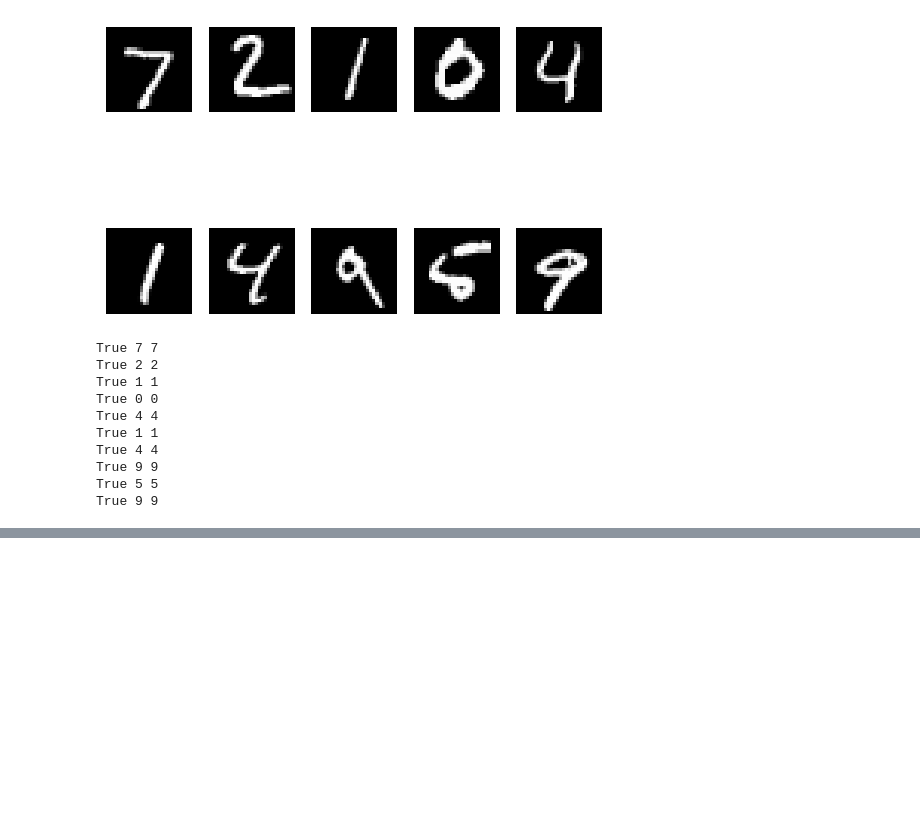
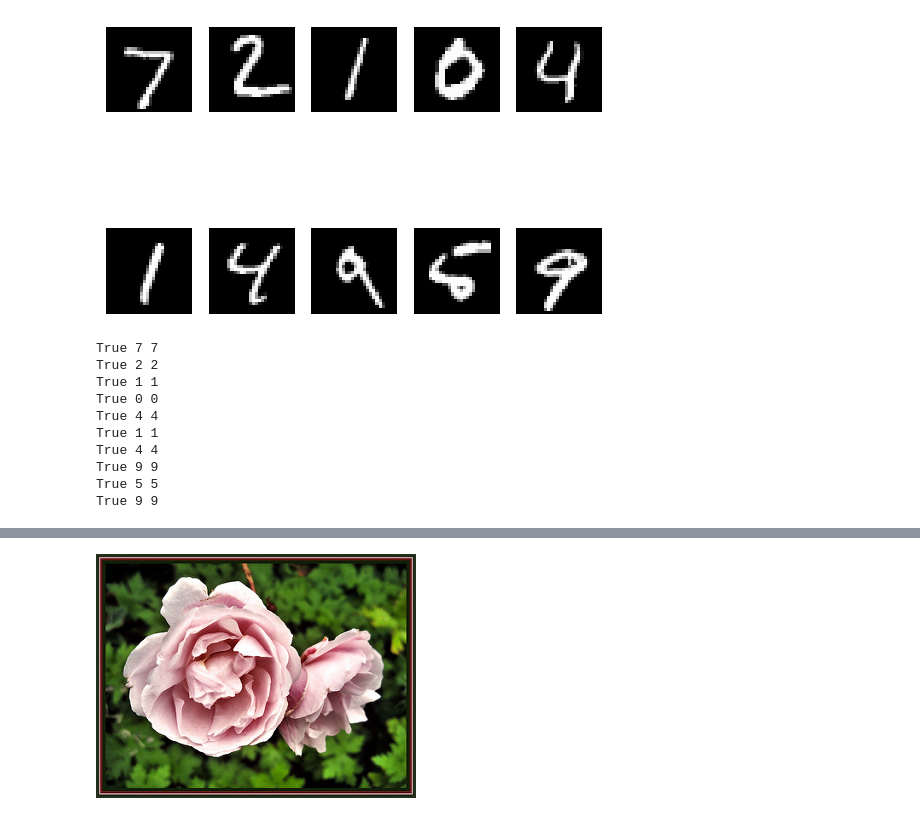
Before and after one commit to aytekin827/TIL, a Jupyter notebook: 텐서플로우_튜토리얼.ipynb, the cells around one changed output, grey strips where cells are left out. Cells and saved outputs as stored; diff of their text form; code cells hidden in the pictures; blank space fills up the shorter version.

```diff
--- a/텐서플로우_튜토리얼.ipynb
+++ b/텐서플로우_튜토리얼.ipynb
@@ -264,0 +174,4 @@ test_loss, test_acc
+# %%
+PIL.Image.open(str(roses[1]))
+# %% [output]
+[figure, added]
```
Also changed, not shown: parts of 24 cells of this notebook.
